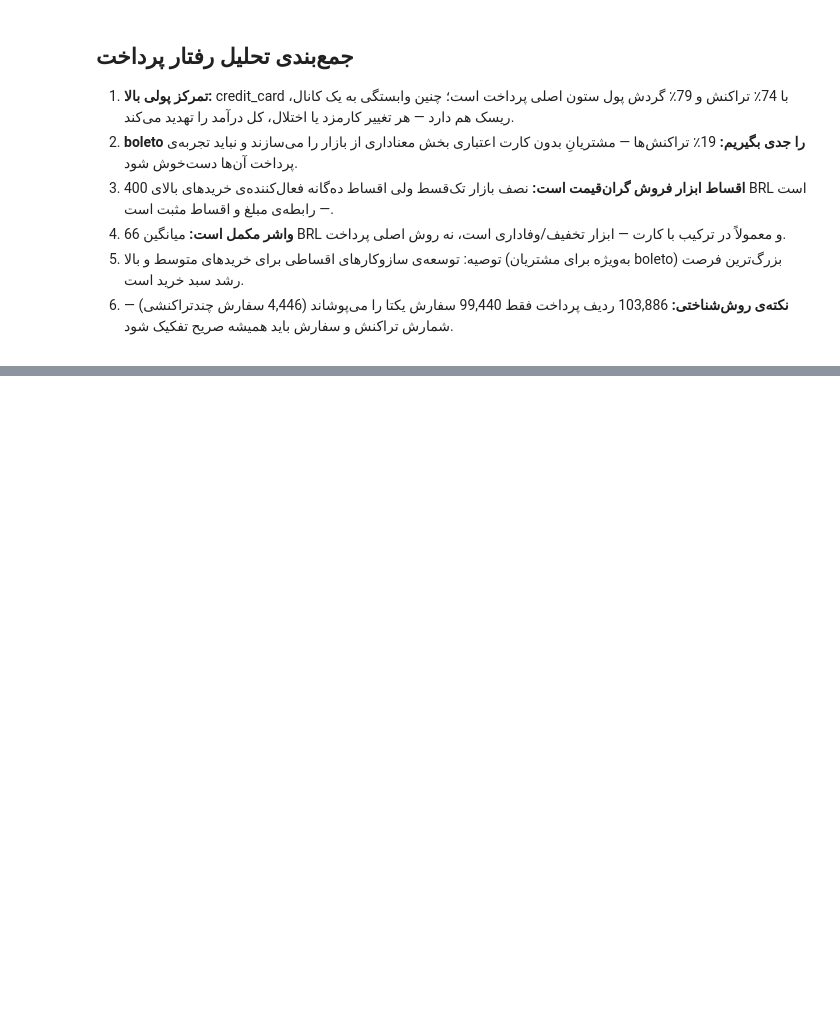
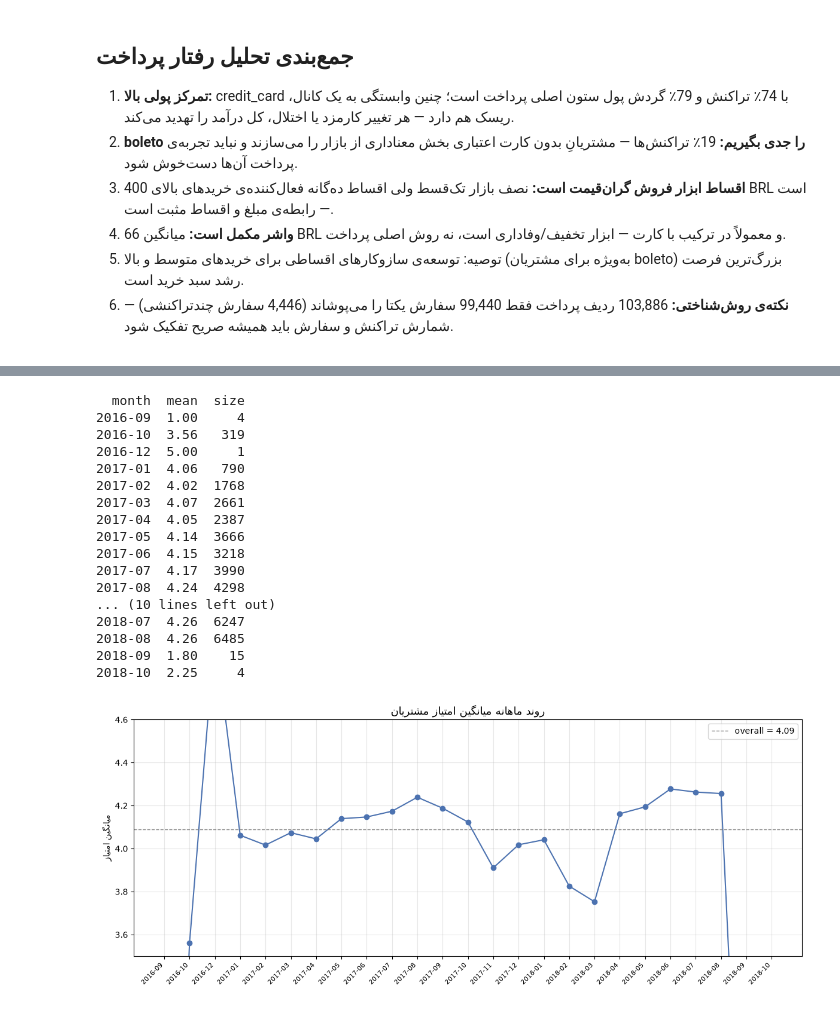
Before and after one commit to arashalidadi/olist-pro, a Jupyter notebook: olist_analysis.ipynb, the cells around one changed output, grey strips where cells are left out. Cells and saved outputs as stored; diff of their text form; code cells hidden in the pictures; blank space fills up the shorter version.

```diff
--- a/olist_analysis.ipynb
+++ b/olist_analysis.ipynb
@@ -2615,0 +2780,38 @@ month
+# %%
+rv_time = reviews.merge(orders[['order_id', 'order_purchase_timestamp']], on='order_id', how='left')
+monthly_score = rv_time.assign(
+    month=rv_time['order_purchase_timestamp'].dt.to_period('M'),
+).groupby('month')['review_score'].agg(['mean', 'size'])
+print(monthly_score.round(2).reset_index().to_string(index=False))
+
+fig, ax = plt.subplots(figsize=(12, 5))
+x = [str(m) for m in monthly_score.index]
+ax.plot(x, monthly_score['mean'], color='#4c72b0', marker='o')
+ax.axhline(mean_score, color='gray', ls='--', lw=1, label=f'overall = {mean_score}')
+ax.set_title(fa('روند ماهانه میانگین امتیاز مشتریان'), fontsize=13)
+ax.set_ylabel(fa('میانگین امتیاز'))
+ax.set_ylim(3.5, 4.6)
+plt.setp(ax.get_xticklabels(), rotation=45, ha='right', fontsize=8)
+ax.legend()
+ax.grid(alpha=0.3)
+fig.tight_layout()
+plt.show()
+# %% [output]
+  month  mean  size
+2016-09  1.00     4
+2016-10  3.56   319
+2016-12  5.00     1
+2017-01  4.06   790
+2017-02  4.02  1768
+2017-03  4.07  2661
+2017-04  4.05  2387
+2017-05  4.14  3666
+2017-06  4.15  3218
+2017-07  4.17  3990
+2017-08  4.24  4298
+... (10 lines left out)
+2018-07  4.26  6247
+2018-08  4.26  6485
+2018-09  1.80    15
+2018-10  2.25     4
+[figure, added]
```
Also changed, not shown: parts of 38 cells of this notebook, 1 other file.
